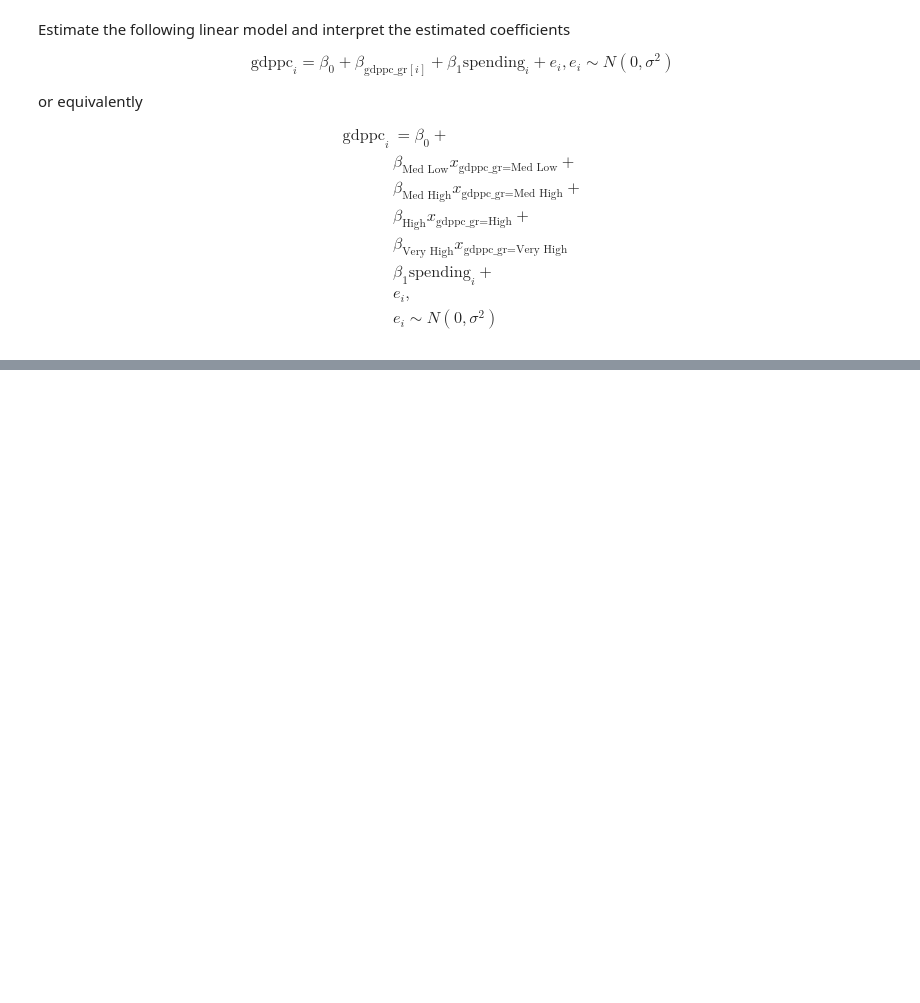
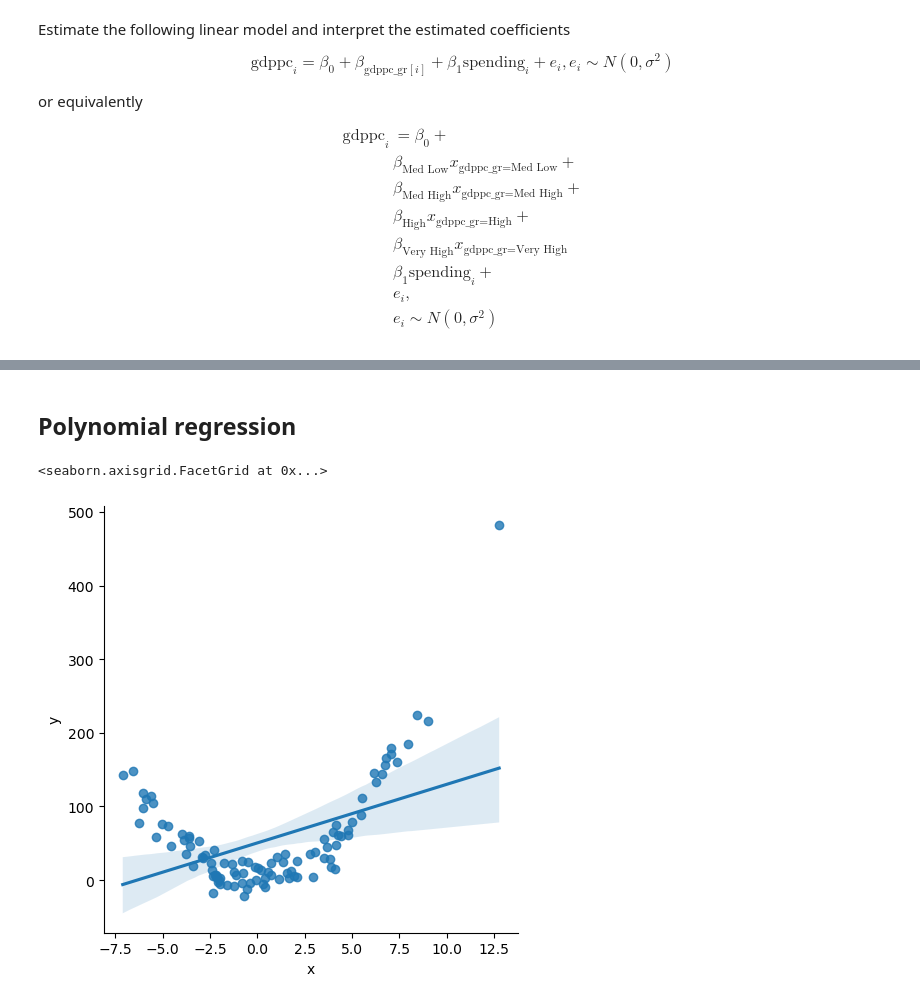
Before and after one commit to febse/econ2024-de, a Jupyter notebook: 07-NL.ipynb, the cells around one changed output, grey strips where cells are left out. Cells and saved outputs as stored; diff of their text form; code cells hidden in the pictures; blank space fills up the shorter version.

```diff
--- a/07-NL.ipynb
+++ b/07-NL.ipynb
@@ -233,0 +207,15 @@ sns.lmplot(data=gdpsp, x="spending", y="gdppc", hue="gdppc_gr")
+# %% [markdown]
+
+## Polynomial regression
+# %%
+# Simulation
+
+x = np.random.normal(size=100, scale=4)
+y = 2 + 3*x**2 + np.random.normal(size=100, scale=15)
+
+dt = pd.DataFrame({"x": x, "y": y})
+
+sns.lmplot(data=dt, x="x", y="y")
+# %% [output]
+<seaborn.axisgrid.FacetGrid at 0x...>
+[figure, added]
```
Also changed, not shown: parts of 10 cells of this notebook.
